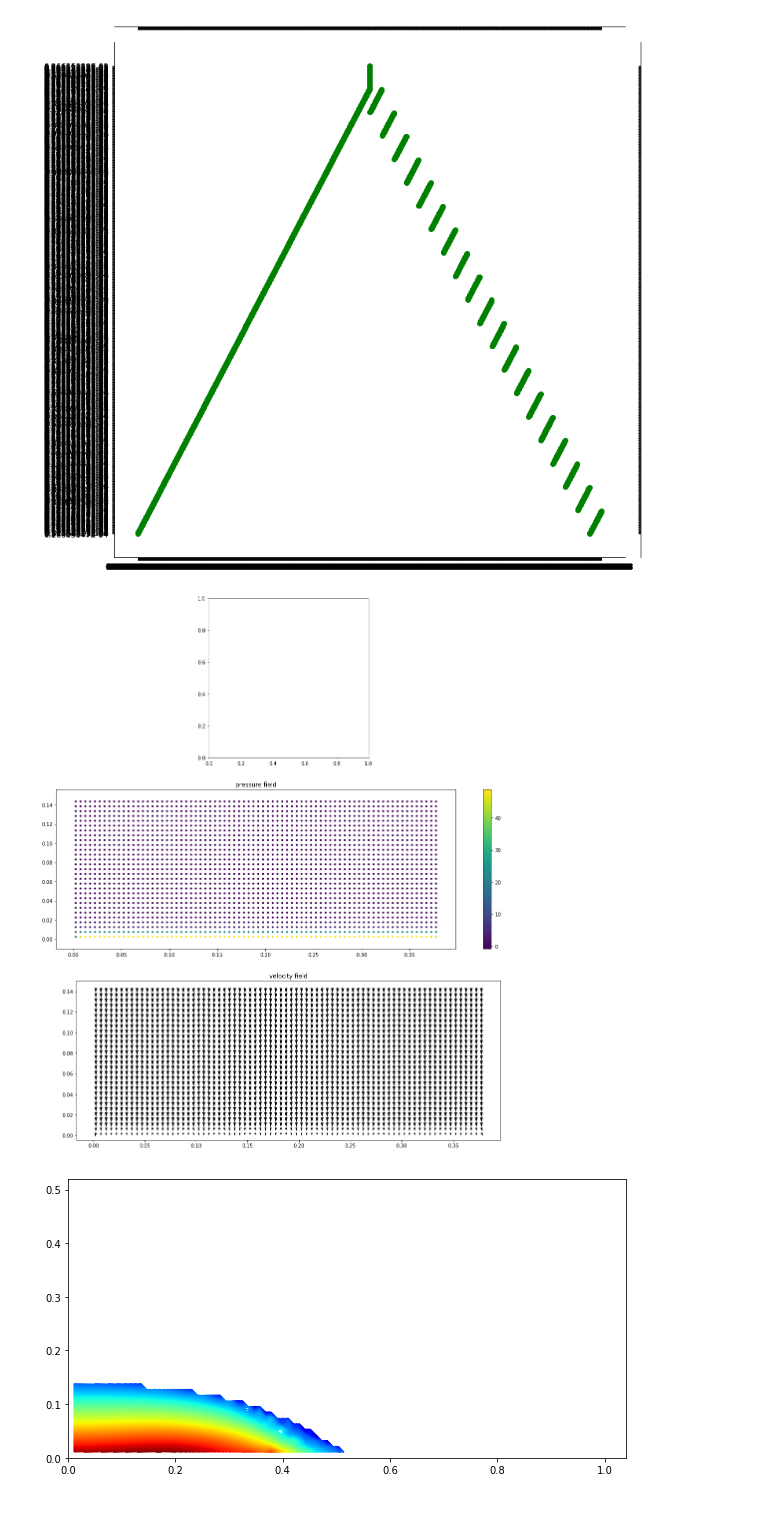
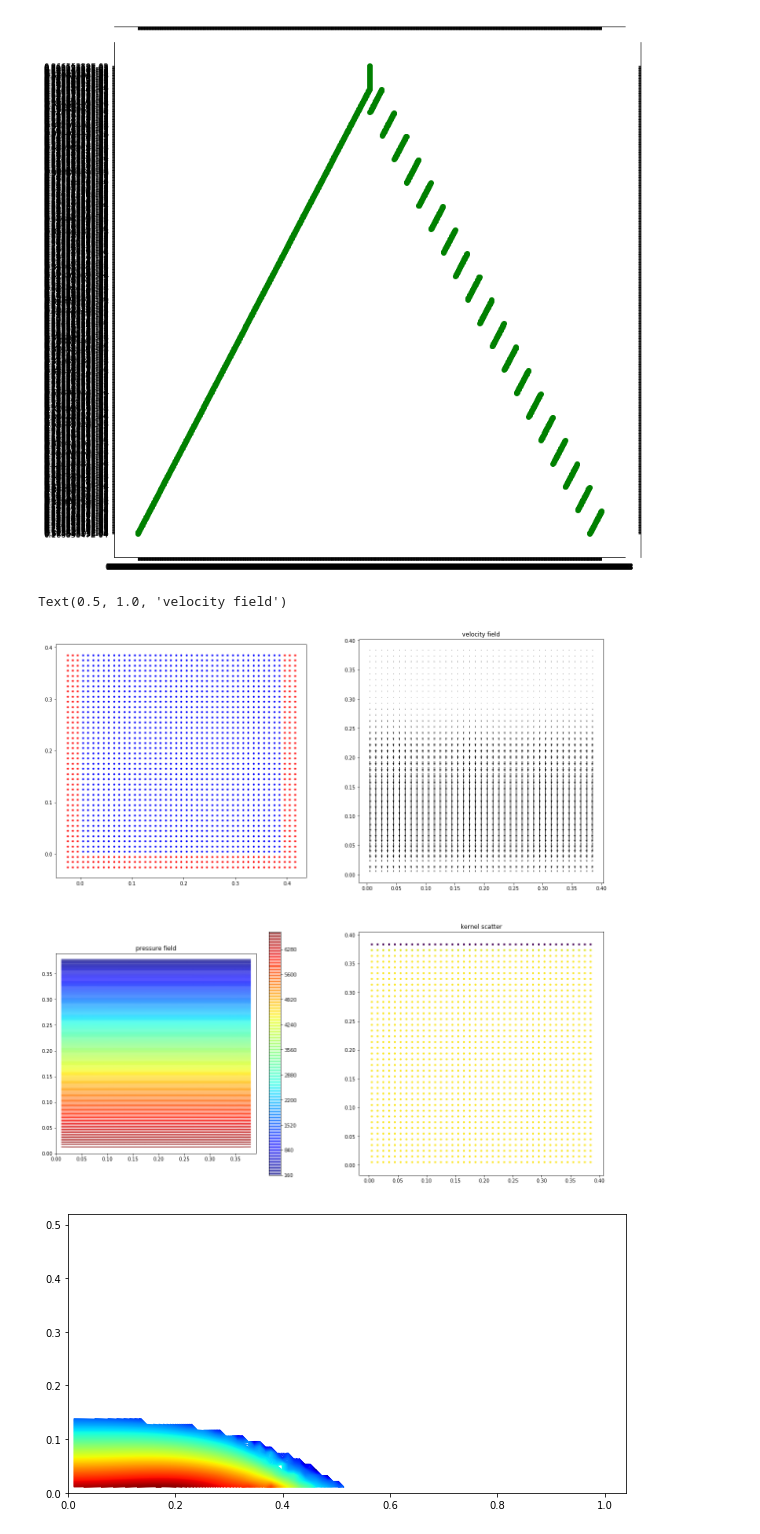
Before and after one commit to Jinx134235/static-water, a Jupyter notebook: particle&pressure plot.ipynb, the cells around one changed output. Saved outputs shown, nothing was run; the diff lists cells and outputs as text; code cells hidden in the pictures.

```diff
--- a/particle&pressure plot.ipynb
+++ b/particle&pressure plot.ipynb
@@ -25,13 +25,13 @@ from matplotlib.mlab import griddata
 from numpy.random import uniform
 from math import log10
 
-npts=2204 #total number of fluid particles
-steps=2000
-xl = 9.36 #size of the domain, divided by 2
-yl = 0.156
+npts=1521 #total number of fluid particles
+steps=1000
+xl = 0.39 #size of the domain, divided by 2
+yl = 0.39
 data1 = np.loadtxt('../data/f_xv.dat')
 data0 = np.loadtxt('../data/ini_xv.dat')
-data2 = np.loadtxt('../data/xv_vp.dat')
+data2 = np.loadtxt('../data/xv_vp.dat',skiprows=1)
 data3 = np.loadtxt('../data/kernel.dat')
 exdata = np.loadtxt('../data/f_state.dat')
 data4 = np.loadtxt('../data/pcenter.dat')
@@ -42,61 +42,66 @@ x2 = data1[:,1]
 y2 = data1[:,2]
 u2 = data1[:,3]
 v2 = data1[:,4]
-#x3 = data2[:,1]
-#y3 = data2[:,2]
+x3 = data2[:,1]
+y3 = data2[:,2]
+x5 = data5[:,1]
+y5 = data5[:,2]
 kernel1 = data3[:npts,1]
-kernel2 = data3[npts:,1]
+#kernel2 = data3[npts:,1]
 fig, ax = plt.subplots(figsize=(20, 20))
-ax.set_title('wcsph results, fluid particle:%d,timestep:%d'%(npts,steps))
-init = plt.subplot(311,aspect=1.0)
-for i in range(len(x2)):
-    if x2[i]>=0.38:
-        init.plot(x2[i],y2[i],'.b')
-#init.plot(x2,y2,'+m',x3,y3,'.r')
+#ax.set_title('wcsph results, fluid particle:%d,timestep:%d'%(npts,steps))
+init = plt.subplot(221,aspect=1.0)
+#for i in range(len(x3)):
+#    if x3[i]<=1.04:
+#        init.plot(x3[i],y3[i],'.r')
+#for i in range(len(x2)):
+#    if x2[i]<=1.04:
+#        init.plot(x2[i],y2[i],'.b')
+init.plot(x0,y0,'.b',x5,y5,'.r')
 #init.set_title('particle distribution')
 
 pressure = exdata[:,3]
 density = exdata[:,2]
 energy = exdata[:,4]
-xi = np.linspace(0,xl,900)
-yi = np.linspace(0,yl,16)
+xi = np.linspace(0,xl,39)
+yi = np.linspace(0,yl,39)
 #m=np.log10(pressure)
 # grid the data.
 zi = griddata(x2,y2,pressure,xi,yi,interp='linear')
 # contour the gridded data, plotting dots at the randomly spaced data points.
-CS = plt.subplot(312,aspect=1.0)
-im2 = CS.scatter(x2,y2,10,pressure)
-#im2 = CS.contour(xi,yi,zi,200,cmap=plt.cm.jet)
+CS = plt.subplot(223,aspect=1.0)
+#im2 = CS.scatter(x2,y2,10,pressure)
+im2 = CS.contour(xi,yi,zi,200,cmap=plt.cm.jet)
 #fmt = ticker.LogFormatterMathtext()
 #fmt.create_dummy_axis()
 #CS.clabel(im2, im2.levels[::2])
 fig.colorbar(im2,ax=CS,pad=0.05)
 CS.set_title('pressure field') #both contour & scatter are used
 
-#ccs = plt.subplot(223)
-#x2.append(x3)
-#y2.append(y3)
-#im3 = ccs.scatter(x2,y2,10,kernel1)
-#ccs.set_title('kernel scatter')
+ccs = plt.subplot(224, aspect =1.0)
 
-vel = plt.subplot(313,aspect=1.0)
+im3 = ccs.scatter(x2,y2,10,kernel1)
+ccs.set_title('kernel scatter')
+
+vel = plt.subplot(222,aspect=1.0)
 vel.quiver(x2,y2,u2,v2)
 vel.set_title('velocity field')
 
 #den = plt.subplot(313,aspect=1.0)
 #for i in range(len(x2)):
 #    if density[i]<=1000:
 #        den.scatter(x2[i],y2[i],density[i]/10)
 #im3=den.scatter(x2,y2,10,density)
 #fig.colorbar(ax=den,pad=0.05)
 
 #den = plt.subplot(224)
-zii = griddata(x2,y2,pressure,xi,yi,interp='linear')
+#zii = griddata(x2,y2,pressure,xi,yi,interp='linear')
 #im3 = den.contour(xi,yi,zii,200,cmap=plt.cm.jet)
 #fig.colorbar(im3, ax =den,pad=0.05)
 #den.set_title('density field')
 # %% [output]
+Text(0.5, 1.0, 'velocity field')
-[figure, old version]
+[figure, new version]
 # %%
 fig, ax = plt.subplots(figsize=(10, 10))
 CS = plt.subplot(111,aspect=1.0)
```
Also changed, not shown: 8 other files.
